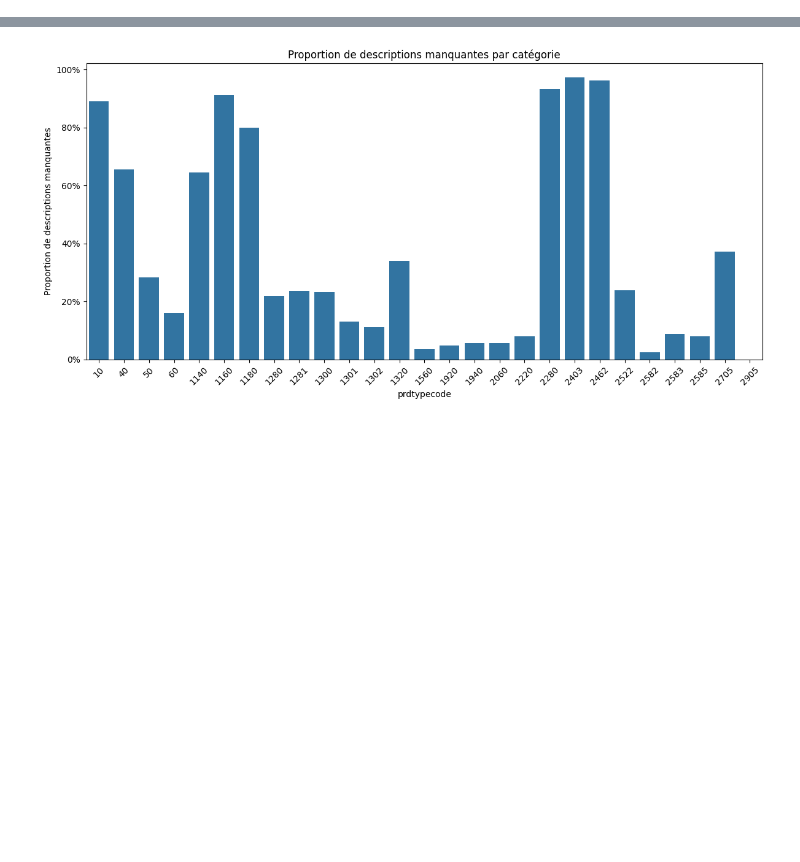
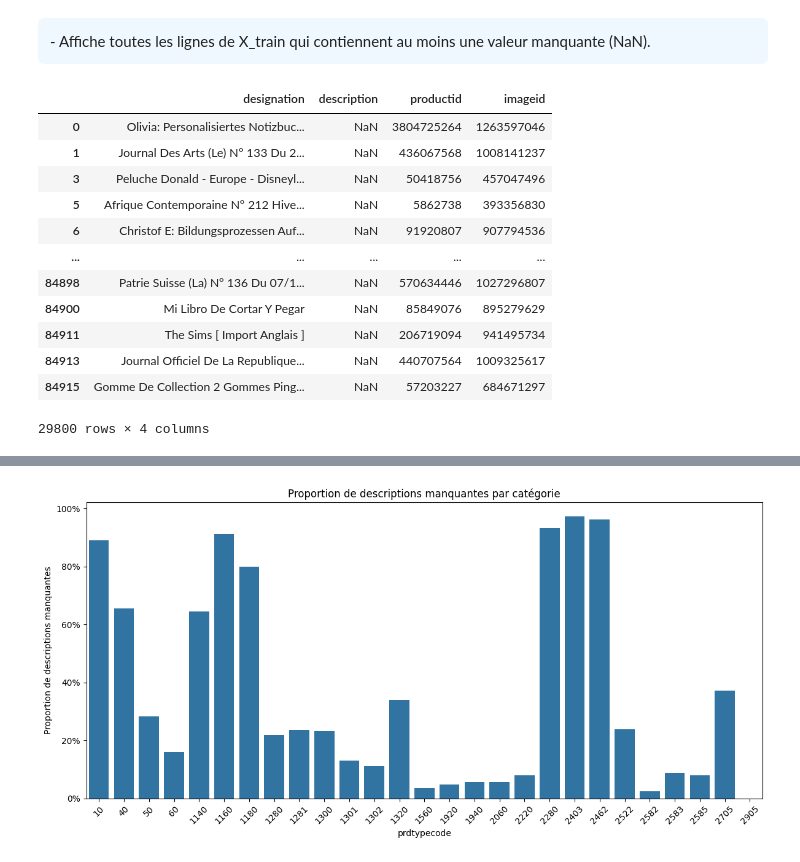
Before and after one commit to ByteVoyageur/ml_rakuten, a Jupyter notebook: notebooks/rakuten_decouvert.ipynb, the cells around one changed output, grey strips where cells are left out. Drawn from its saved outputs; the diff is of its cells as text; code cells hidden in the pictures; blank space fills up the shorter version.

```diff
--- a/notebooks/rakuten_decouvert.ipynb
+++ b/notebooks/rakuten_decouvert.ipynb
@@ -33,3 +75,20 @@ Y_train = pd.read_csv(DATA_DIR/"Y_train_CVw08PX.csv", index_col=0)
+# %% [markdown]
+<div style="background:#f0f8ff; padding:12px; border-radius:6px">
+- Affiche toutes les lignes de X_train qui contiennent au moins une valeur manquante (NaN).
 # %%
-# Affiche toutes les lignes de X_train qui contiennent au moins une valeur manquante (NaN).
-#display(X_train[X_train.isnull().any(axis=1)])
+
+display(X_train[X_train.isnull().any(axis=1)])
+# %% [output]
+|  | designation | description | productid | imageid |
+| 0 | Olivia: Personalisiertes Notizbuc... | NaN | 3804725264 | 1263597046 |
+| 1 | Journal Des Arts (Le) N° 133 Du 2... | NaN | 436067568 | 1008141237 |
+| 3 | Peluche Donald - Europe - Disneyl... | NaN | 50418756 | 457047496 |
+| 5 | Afrique Contemporaine N° 212 Hive... | NaN | 5862738 | 393356830 |
+| 6 | Christof E: Bildungsprozessen Auf... | NaN | 91920807 | 907794536 |
+| ... | ... | ... | ... | ... |
+| 84898 | Patrie Suisse (La) N° 136 Du 07/1... | NaN | 570634446 | 1027296807 |
+| 84900 | Mi Libro De Cortar Y Pegar | NaN | 85849076 | 895279629 |
+| 84911 | The Sims [ Import Anglais ] | NaN | 206719094 | 941495734 |
+| 84913 | Journal Officiel De La Republique... | NaN | 440707564 | 1009325617 |
+| 84915 | Gomme De Collection 2 Gommes Ping... | NaN | 57203227 | 684671297 |
+29800 rows × 4 columns
```
Also changed, not shown: parts of 47 cells of this notebook.
